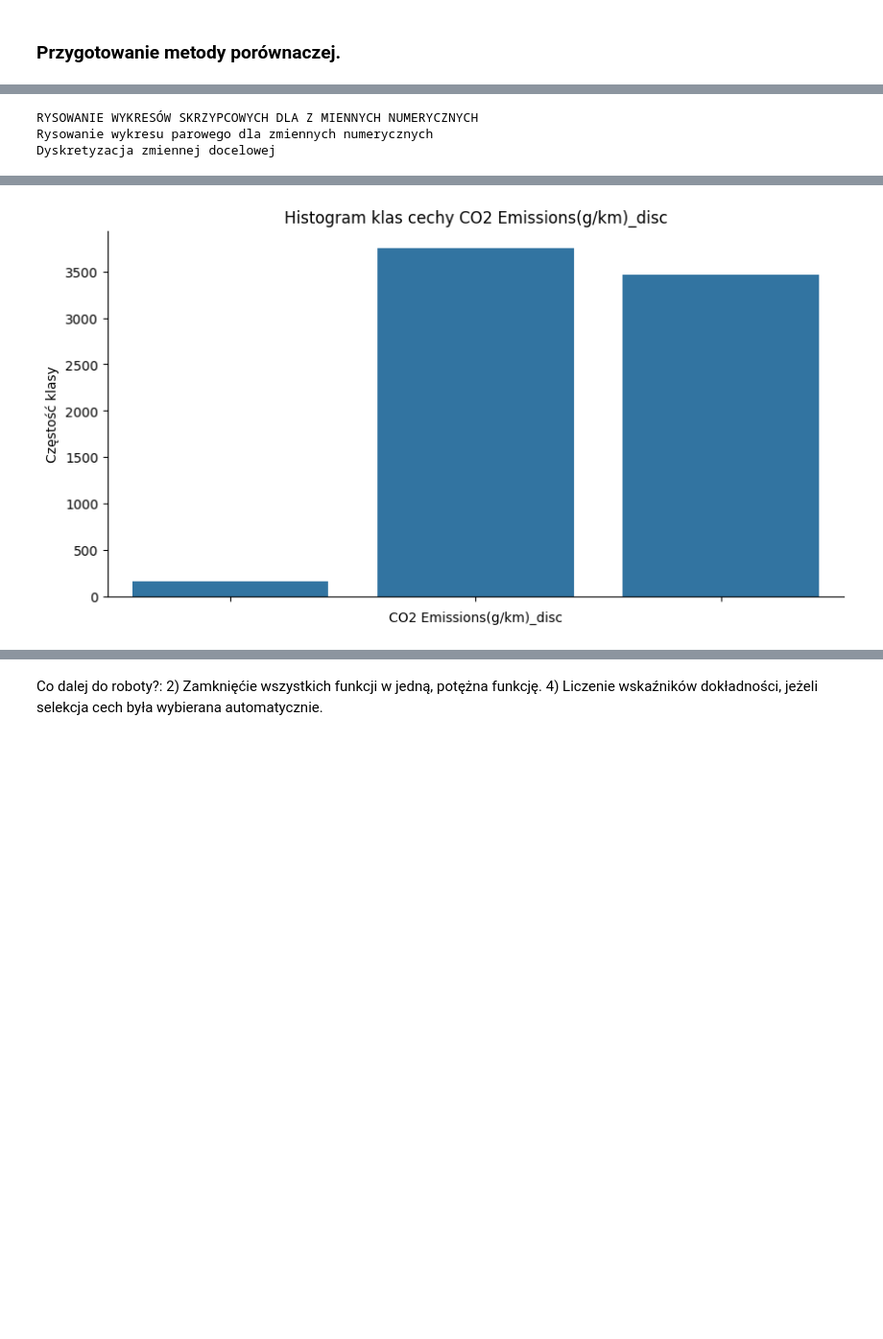
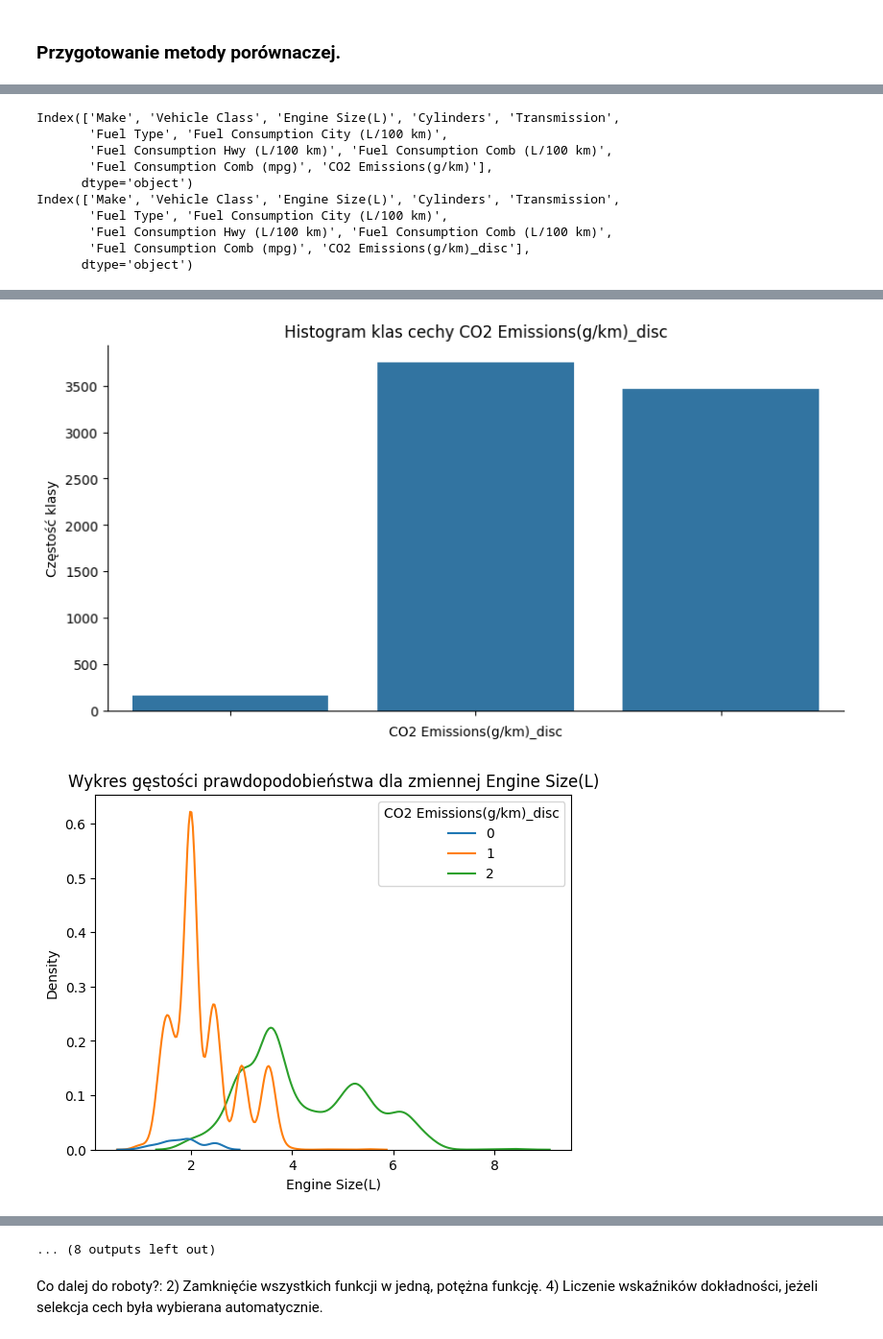
Before and after one commit to Pawel-Tomasz-Nowak/Scientific-collaboration, a Jupyter notebook: EmissionAnalysis copy.ipynb, the cells around one changed output, grey strips where cells are left out. Shown at 96% size. Drawn from its saved outputs; the diff is of its cells as text; code cells hidden in the pictures; blank space fills up the shorter version.

Commit message:
Naprawa generatorór wykresów pudełkowych, gęstości i skrzypcowych.

```diff
--- a/EmissionAnalysis copy.ipynb
+++ b/EmissionAnalysis copy.ipynb
@@ -155,7 +155,7 @@ def Discretize(Dataset:pd.DataFrame, target_var:str, bins:list[float]) -> None:
 # %% [markdown]
 ### 6. Wykresy gęstości prawdopodobieństwa, pudełkowe oraz skrzypcowe dla zmiennych ciągłych.
 # %%
-def NarysujGęstości(Dataset:pd.DataFrame, FloatFeatures:list[str]) -> None:
+def NarysujGęstości(Dataset:pd.DataFrame, FloatFeatures:list[str], Condition:str | None = None) -> None:
     """Ta funkcja rysuje wykresy gęstości prawdopodobieństwa dla zmiennych ciągłych.
     1) Dataset - oryginalny zestaw danych.
     2) FloatFeatures - zmienne numeryczne"""
@@ -164,11 +164,11 @@ def NarysujGęstości(Dataset:pd.DataFrame, FloatFeatures:list[str]) -> None:
         figure = plt.figure(num = f"KDE_plot_{floatFeature}")
         axes = figure.add_subplot()
 
-        sns.kdeplot(data = Dataset, x = floatFeature, ax = axes)
+        sns.kdeplot(data = Dataset, x = floatFeature, ax = axes, hue = Condition)
         axes.set_title(f"Wykres gęstości prawdopodobieństwa dla zmiennej {floatFeature}")
 
 
-def NarysujPudełko(Dataset:pd.DataFrame, FloatFeatures:list[str]) -> None:
+def NarysujPudełko(Dataset:pd.DataFrame, FloatFeatures:list[str], Condition: str | None = None) -> None:
     """Ta funkcja rysuje wykresy pudełkowe dla zmiennych ciągłych.
     1) Dataset - oryginalny zestaw danych.
     2) FloatFeatures - zmienne numeryczne"""
@@ -177,7 +177,7 @@ def NarysujPudełko(Dataset:pd.DataFrame, FloatFeatures:list[str]) -> None:
         figure = plt.figure(num = f"BOX_plot_{floatFeature}")
         axes = figure.add_subplot()
 
-        sns.boxplot(Dataset, x = floatFeature)
+        sns.boxplot(Dataset, x = floatFeature, hue = Condition)
 
         axes.set_title(f"Wykres pudełkowy dla zmiennej {floatFeature}")
 
@@ -203,12 +203,10 @@ def NarysujSkrzypce(Dataset:pd.DataFrame, FloatFeatures:list[str], Condition:str
 
 
 
-def NarysujWykresParowy(Dataset:pd.DataFrame, FloatFeatures:list[str], Condition: str | None = None) -> None:
+def NarysujWykresParowy(Dataset:pd.DataFrame,  Condition: str | None = None) -> None:
     """Funkcja rysuje wykres parowy dla wszystkich par zmiennych ciągłych.
     """
-    sns.pairplot(Dataset[FloatFeatures],
-    hue = Condition,
-    diag_kind = "kde")
+    sns.pairplot(Dataset, hue = Condition,diag_kind = "kde")
 # %%
 Predictors = ['Make', "Vehicle Class",'Engine Size(L)','Cylinders','Transmission','Fuel Type',"Fuel Consumption City (L/100 km)", "Fuel Consumption Hwy (L/100 km)",
                                                                                    "Fuel Consumption Comb (L/100 km)","Fuel Consumption Comb (mpg)"]
@@ -573,48 +541,69 @@ def ManualEmissionAnalysis(Filename:str, seperator:str, dec_sep: str, dtypes: di
     Dataset = DeleteFutileColsAndObs(Dataset)
 
 
-    #print("RYSOWANIE MACIERZY KORELACJI DLA ZMIENNYCH NUMERYCZNYCH")
+    #RYSOWANIE MACIERZY KORELACJI DLA ZMIENNYCH NUMERYCZNYCH
     #ComputeAndDrawCorrelationMatrix(Dataset, FloatFeatures)
 
-    print("RYSOWANIE WYKRESÓW SKRZYPCOWYCH DLA Z MIENNYCH NUMERYCZNYCH")
+    #RYSOWANIE WYKRESÓW SKRZYPCOWYCH DLA Z MIENNYCH NUMERYCZNYCH
     NarysujSkrzypce(Dataset, FloatFeatures)
 
-    print("Rysowanie wykresu parowego dla zmiennych numerycznych")
+    #Rysowanie wykresu parowego dla zmiennych numerycznych
+    NarysujWykresParowy(Dataset)
 
-    NarysujWykresParowy(Dataset, FloatFeatures)
 
-    print("Dyskretyzacja zmiennej docelowej")
-    #"Dyskretyzacja zmiennej docelowej"
+    #Dyskretyzacja zmiennej docelowej
     target_var_discr = target_var +"_disc"
 
     Discretize(Dataset, target_var, bins)
 
+
+
     Dataset.drop(columns = [target_var], inplace = True) #Porzuć starą, ciągłą zmienną celu.
+
+    FloatFeatures.remove(target_var) #Usuń z listy numerycznych starą zmienną ciągłą celu.
+
+
 
     target_var_discr_histogram:pd.Series = CreateHistogram(Dataset, target_var_discr) #Znajdź histogram tabelkowy dla zdyskretyzowanej zmiennej celu.
     PlotHistogram(target_var_discr_histogram, target_var_discr) #Narysuj histogram dla zmiennej celu zdyskretyzowanej.
 
 
-    Predictors = ['Make', "Vehicle Class",'Engine Size(L)','Cylinders','Transmission','Fuel Type',"Fuel Consumption City (L/100 km)", "Fuel Consumption Hwy (L/100 km)",
-                                                                                   "Fuel Consumption Comb (L/100 km)","Fuel Consumption Comb (mpg)"]
+    NarysujGęstości(Dataset, FloatFeatures, target_var_discr) #Wykresy gęstości warunkowe
+    NarysujPudełko(Dataset, FloatFeatures, target_var_discr) #Wykresy pudełkowe warunkowe
 
-    num_predictors = [feature for feature in Predictors if dtypes[feature] is np.float64]
-    cat_predictors = [feature for feature in Predictors if dtypes[feature] == "category"]
+
+    NarysujWykresParowy(Dataset, target_var_discr) #Wykresy parowe warunkowe
+
+
+
+    #Predictors = ['Make', "Vehicle Class",'Engine Size(L)','Cylinders','Transmission','Fuel Type',"Fuel Consumption City (L/100 km)", "Fuel Consumption Hwy (L/100 km)",
+    #                                                                                "Fuel Consumption Comb (L/100 km)","Fuel Consumption Comb (mpg)"]
+
+    # num_predictors = [feature for feature in Predictors if dtypes[feature] is np.float64]
+    # cat_predictors = [feature for feature in Predictors if dtypes[feature] == "category"]
 
 
 
 ManualEmissionAnalysis("CO2Emission.csv", ';', ',', dtypes = dtypes,
                        target_var = 'CO2 Emissions(g/km)',
                        n_splits = 5, train_size = 0.8, test_size =0.2, bins = [150, 250])
 # %% [output]
-RYSOWANIE WYKRESÓW SKRZYPCOWYCH DLA Z MIENNYCH NUMERYCZNYCH
-Rysowanie wykresu parowego dla zmiennych numerycznych
-Dyskretyzacja zmiennej docelowej
+Index(['Make', 'Vehicle Class', 'Engine Size(L)', 'Cylinders', 'Transmission',
+       'Fuel Type', 'Fuel Consumption City (L/100 km)',
+       'Fuel Consumption Hwy (L/100 km)', 'Fuel Consumption Comb (L/100 km)',
+       'Fuel Consumption Comb (mpg)', 'CO2 Emissions(g/km)'],
+      dtype='object')
+Index(['Make', 'Vehicle Class', 'Engine Size(L)', 'Cylinders', 'Transmission',
+       'Fuel Type', 'Fuel Consumption City (L/100 km)',
+       'Fuel Consumption Hwy (L/100 km)', 'Fuel Consumption Comb (L/100 km)',
+       'Fuel Consumption Comb (mpg)', 'CO2 Emissions(g/km)_disc'],
+      dtype='object')
 [figure]
 [figure]
 [figure]
 [figure]
 [figure]
 [figure]
 [figure]
 [figure]
+[figure, added]
@@ -621,3 +612,4 @@ Dyskretyzacja zmiennej docelowej
+... (8 outputs left out)
 # %% [markdown]
 Co dalej do roboty?:
 2) Zamknięćie wszystkich funkcji w jedną, potężna funkcję.
```
Also changed, not shown: parts of 5 cells of this notebook.
